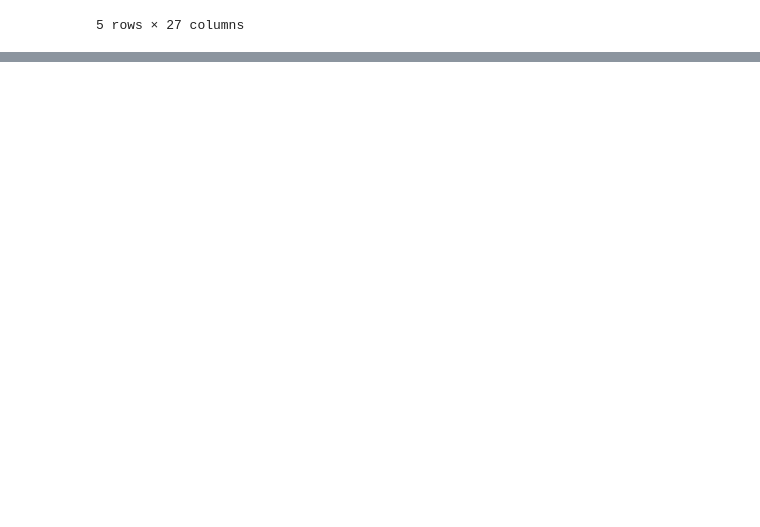
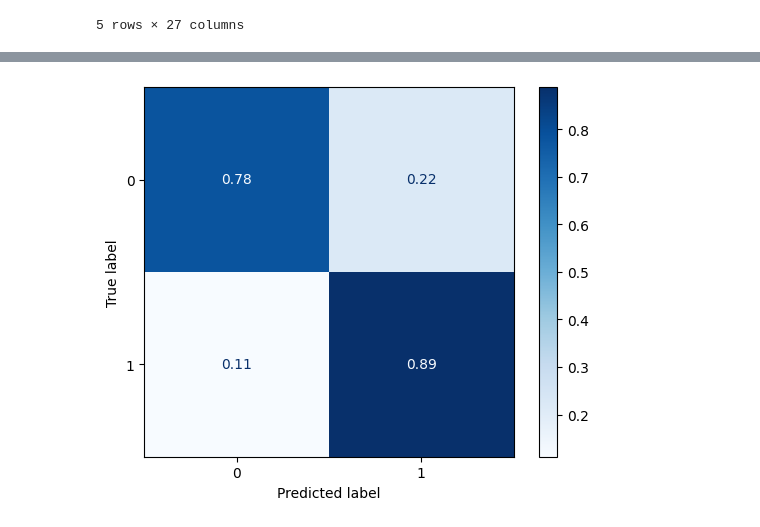
Before and after one commit to Plumz17/FinalProjectML, a Jupyter notebook: FinalProjectML.ipynb, the cells around one changed output, grey strips where cells are left out. Saved outputs shown, nothing was run; the diff lists cells and outputs as text; code cells hidden in the pictures; blank space fills up the shorter version.

```diff
--- a/FinalProjectML.ipynb
+++ b/FinalProjectML.ipynb
@@ -347,0 +353,23 @@ weighted avg       0.84      0.84      0.84      4185
+# %%
+from sklearn.model_selection import GridSearchCV
+from sklearn.linear_model import LogisticRegression
+
+param_grid = {
+    'C': [0.001, 0.01, 0.1, 1, 10, 100],
+    'penalty': ['l1', 'l2'],
+    'solver': ['liblinear', 'saga']
+}
+
+grid = GridSearchCV(
+    LogisticRegression(max_iter=1000),
+    param_grid,
+    cv=5,
+    scoring='f1',
+    n_jobs=-1
+)
+
+grid.fit(X_train, y_train)
+model_tuned = grid.best_estimator_
+
+print(grid.best_params_)
+print(grid.best_score_)
@@ -353,0 +409,12 @@ Description:
+# %%
+#confusion matrix on test set
+from sklearn.metrics import ConfusionMatrixDisplay
+import matplotlib.pyplot as plt
+
+disp = ConfusionMatrixDisplay.from_estimator(
+    model_tuned, X_test, y_test, cmap=plt.cm.Blues,
+    normalize='true'
+)
+plt.show()
+# %% [output]
+[figure, added]
```
Also changed, not shown: parts of 23 cells of this notebook.
